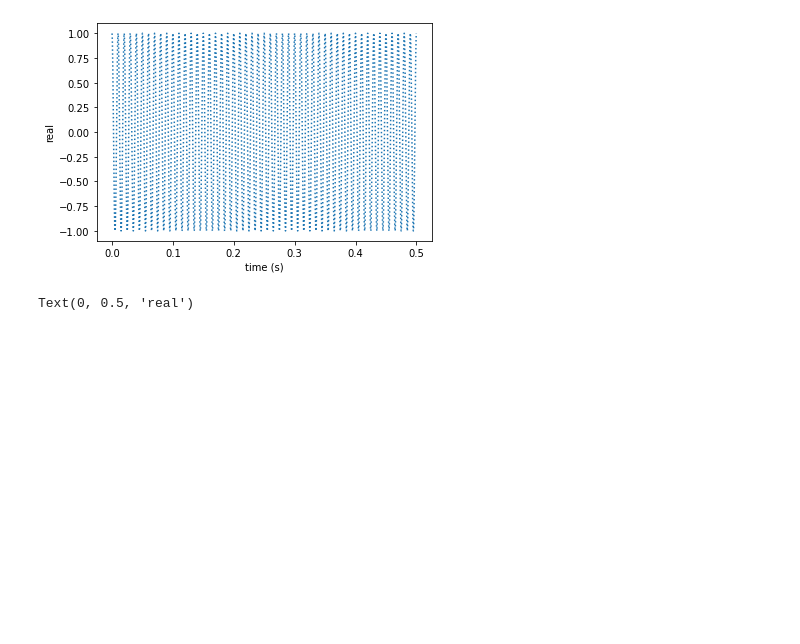
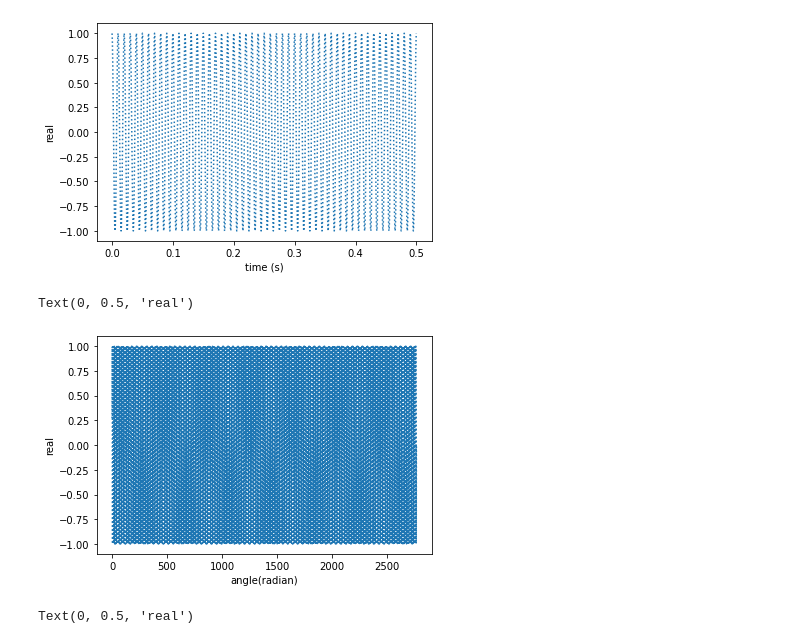
Before and after one commit to Junse0/-, a Jupyter notebook: sound.ipynb, the cells around one changed output. Cells and saved outputs as stored; diff of their text form; code cells hidden in the pictures; blank space fills up the shorter version.

```diff
--- a/sound.ipynb
+++ b/sound.ipynb
@@ -37,6 +66,15 @@ plt.ylabel('real')
 # %% [output]
 Text(0, 0.5, 'real')
 [figure]
+# %%
+# x값에 theta가 들어간다면...
+plt.plot(theta, s, ':')   # x축, y축
+plt.xlabel('angle(radian)')
+plt.ylabel('real')
+# 이 그래프의 문제점 -> 현실적으로 몇 초인지 알 수 없음
+# %% [output]
+Text(0, 0.5, 'real')
+[figure, added]
 # %%
 # plot a certain of signals
 sampleRng = np.arange(0,100)
```
Also changed, not shown: parts of 14 cells of this notebook.
